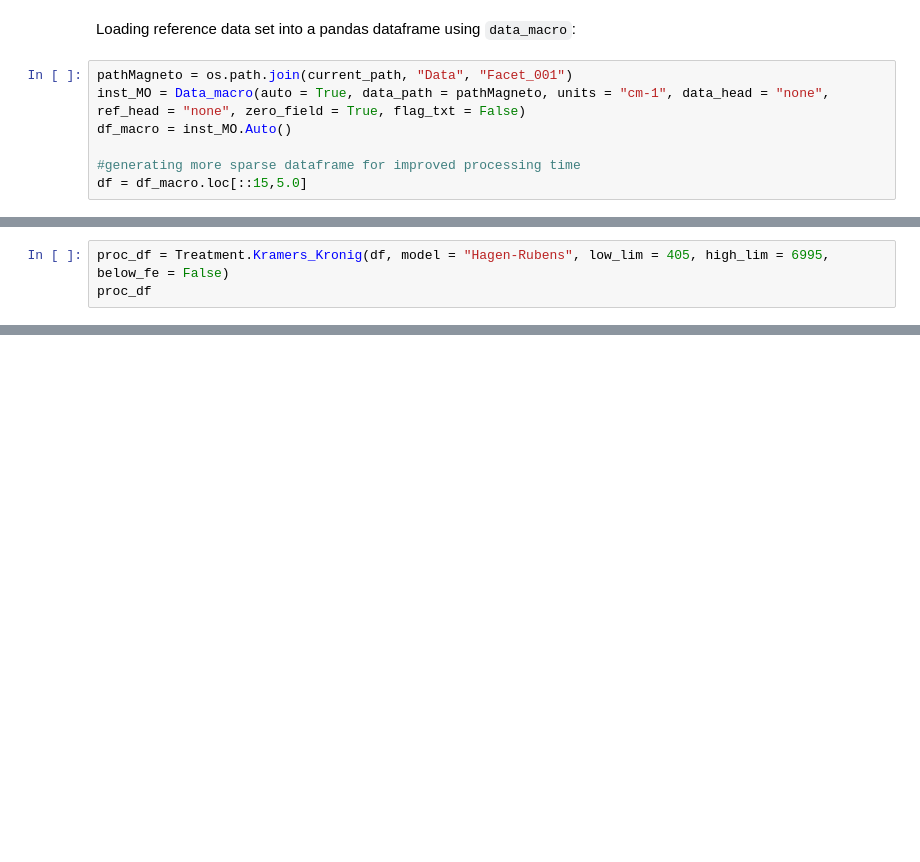
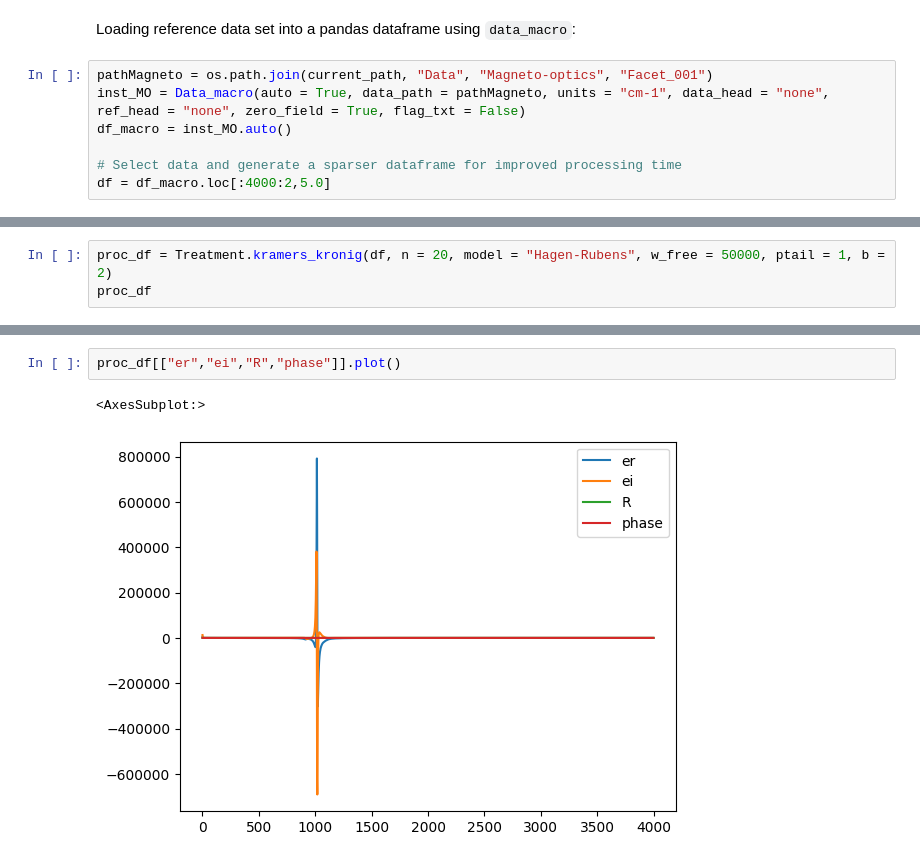
Before and after one commit to Jamiewhbee/Spectrum, a Jupyter notebook: KK_demo.ipynb, the cells around one changed output, grey strips where cells are left out. Drawn from its saved outputs; the diff is of its cells as text; blank space fills up the shorter version.

```diff
--- a/KK_demo.ipynb
+++ b/KK_demo.ipynb
@@ -14,10 +14,10 @@ current_path = Path.cwd()
 # %% [markdown]
 Loading reference data set into a pandas dataframe using ``data_macro``:
 # %%
-pathMagneto = os.path.join(current_path, "Data", "Facet_001")
+pathMagneto = os.path.join(current_path, "Data", "Magneto-optics", "Facet_001")
 inst_MO = Data_macro(auto = True, data_path = pathMagneto, units = "cm-1", data_head = "none", ref_head = "none", zero_field = True, flag_txt = False)
-df_macro = inst_MO.Auto()
+df_macro = inst_MO.auto()
 
-#generating more sparse dataframe for improved processing time
-df = df_macro.loc[::15,5.0]
+# Select data and generate a sparser dataframe for improved processing time
+df = df_macro.loc[:4000:2,5.0]
 # %% [markdown]
@@ -33,3 +33,3 @@ To carry out the Kramers-Kronig relation calculations, we use the method:<br> ``
 # %%
-proc_df = Treatment.Kramers_Kronig(df, model = "Hagen-Rubens", low_lim = 405, high_lim = 6995, below_fe = False)
+proc_df = Treatment.kramers_kronig(df, n = 20, model = "Hagen-Rubens", w_free = 50000, ptail = 1, b = 2)
 proc_df
@@ -35,0 +50,5 @@ proc_df
+# %%
+proc_df[["er","ei","R","phase"]].plot()
+# %% [output]
+<AxesSubplot:>
+[figure, added]
```
Also changed, not shown: parts of 6 cells of this notebook, 5 other files.
